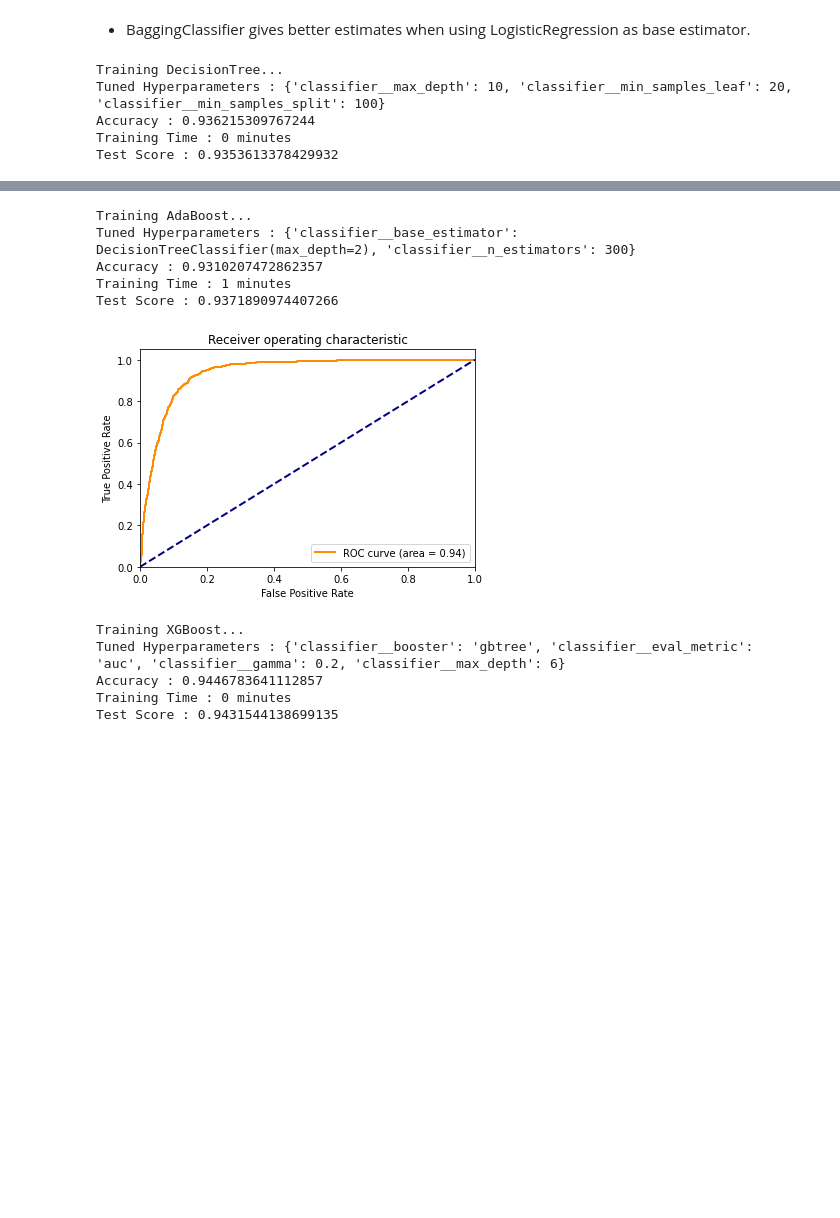
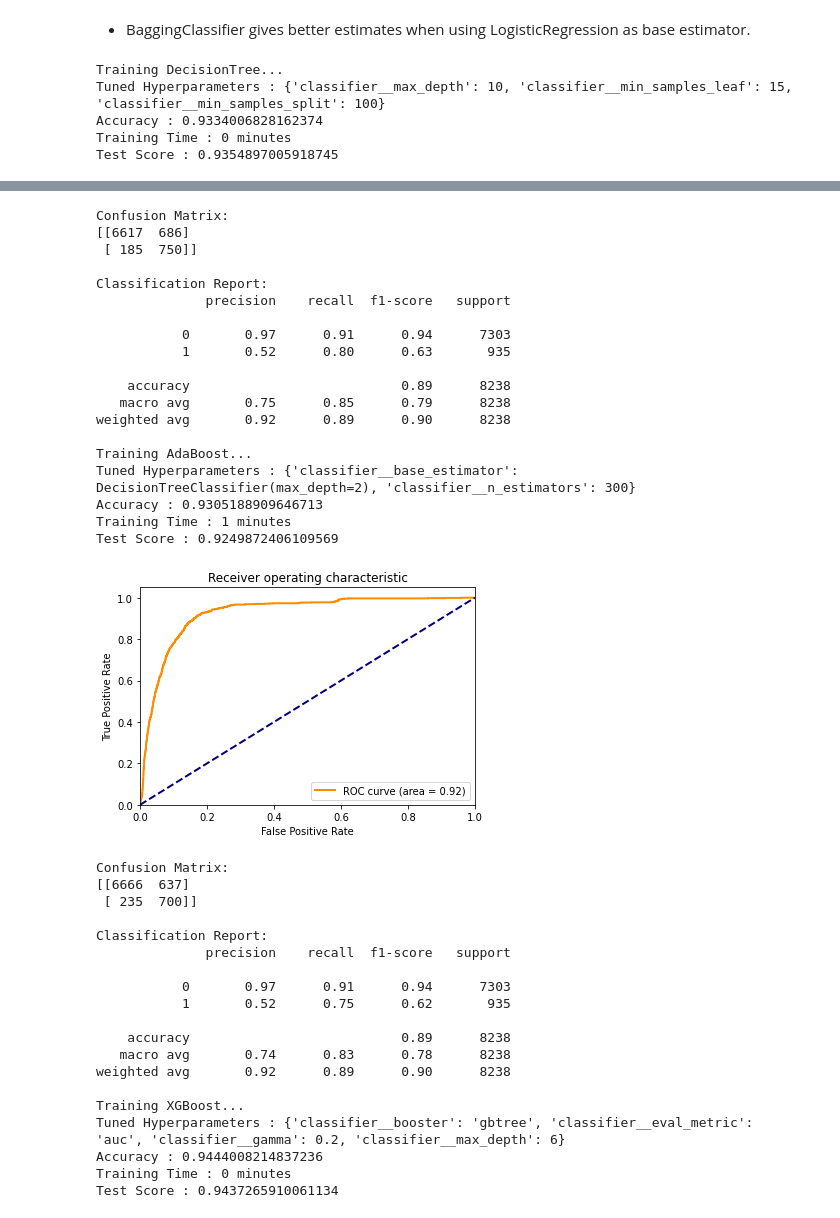
Before and after one commit to gitkym/uvs_bank_marketing_project, a Jupyter notebook: decision_trees.ipynb, the cells around one changed output, grey strips where cells are left out. Drawn from its saved outputs; the diff is of its cells as text; code cells hidden in the pictures; blank space fills up the shorter version.

```diff
--- a/decision_trees.ipynb
+++ b/decision_trees.ipynb
@@ -114,3 +114,17 @@ Test Score : 0.936145793136071
+# %%
+from sklearn.tree import plot_tree
+
+# Load the trained model from disk
+model_name = f'new_dt_{folds}'
+loaded_model = pickle.load(open(f'trained_models/{model_name}.pkl', 'rb'))
+
+# Get the best estimator (trained decision tree) from the GridSearchCV object
+best_tree = loaded_model.best_estimator_.named_steps['classifier']
+
+# Visualize the decision tree
+plt.figure(figsize=(20, 10))
+plot_tree(best_tree, feature_names=df.drop('y', axis=1).columns, class_names=['no', 'yes'], filled=True, rounded=True)
+plt.show()
 # %% [markdown]
 ### Random Forest
 # %%
@@ -269,7 +279,9 @@ param_bag = {
     'classifier__base_estimator' : [DecisionTreeClassifier(max_depth=2)],
 }
 # %%
-from make_model_4 import make_model_nl
+import make_model_4
+reload(make_model_4)
+from make_model_4 import make_model_nl as make_model_nl
 
 random_state = 42
 folds = 5
@@ -294,8 +306,6 @@ results = []
 df = df_orig.copy()
 for model_name, model in models.items():
     print(f"Training {model_name}...")
-    if model_name == 'XGBoost':
-        df['y'] = df['y'].map({'no': 0, 'yes': 1})
     clf_grid, time, test_score, metrics_df = make_model_nl(df, model, parameters[model_name], test_size=0.2, folds=folds)
 
     # Save the model to disk
@@ -314,8 +324,8 @@ display(results_df)
 display(metrics_df)
 # %% [output]
 Training DecisionTree...
-Tuned Hyperparameters : {'classifier__max_depth': 10, 'classifier__min_samples_leaf': 20, 'classifier__min_samples_split': 100}
-Accuracy : 0.936215309767244
+Tuned Hyperparameters : {'classifier__max_depth': 10, 'classifier__min_samples_leaf': 15, 'classifier__min_samples_split': 100}
+Accuracy : 0.9334006828162374
 Training Time : 0 minutes
-Test Score : 0.9353613378429932
+Test Score : 0.9354897005918745
 [figure]
@@ -327,13 +351,41 @@ Test Score : 0.9384465105176176
 [figure]
+Confusion Matrix:
+[[6617  686]
+ [ 185  750]]
+
+Classification Report:
+              precision    recall  f1-score   support
+
+           0       0.97      0.91      0.94      7303
+           1       0.52      0.80      0.63       935
+
+    accuracy                           0.89      8238
+   macro avg       0.75      0.85      0.79      8238
+weighted avg       0.92      0.89      0.90      8238
+
 Training AdaBoost...
 Tuned Hyperparameters : {'classifier__base_estimator': DecisionTreeClassifier(max_depth=2), 'classifier__n_estimators': 300}
-Accuracy : 0.9310207472862357
+Accuracy : 0.9305188909646713
 Training Time : 1 minutes
-Test Score : 0.9371890974407266
+Test Score : 0.9249872406109569
-[figure, old version]
+[figure, new version]
+Confusion Matrix:
+[[6666  637]
+ [ 235  700]]
+
+Classification Report:
+              precision    recall  f1-score   support
+
+           0       0.97      0.91      0.94      7303
+           1       0.52      0.75      0.62       935
+
+    accuracy                           0.89      8238
+   macro avg       0.74      0.83      0.78      8238
+weighted avg       0.92      0.89      0.90      8238
+
 Training XGBoost...
 Tuned Hyperparameters : {'classifier__booster': 'gbtree', 'classifier__eval_metric': 'auc', 'classifier__gamma': 0.2, 'classifier__max_depth': 6}
-Accuracy : 0.9446783641112857
+Accuracy : 0.9444008214837236
 Training Time : 0 minutes
-Test Score : 0.9431544138699135
+Test Score : 0.9437265910061134
 [figure]
```
Also changed, not shown: parts of 6 cells of this notebook, 15 other files.
